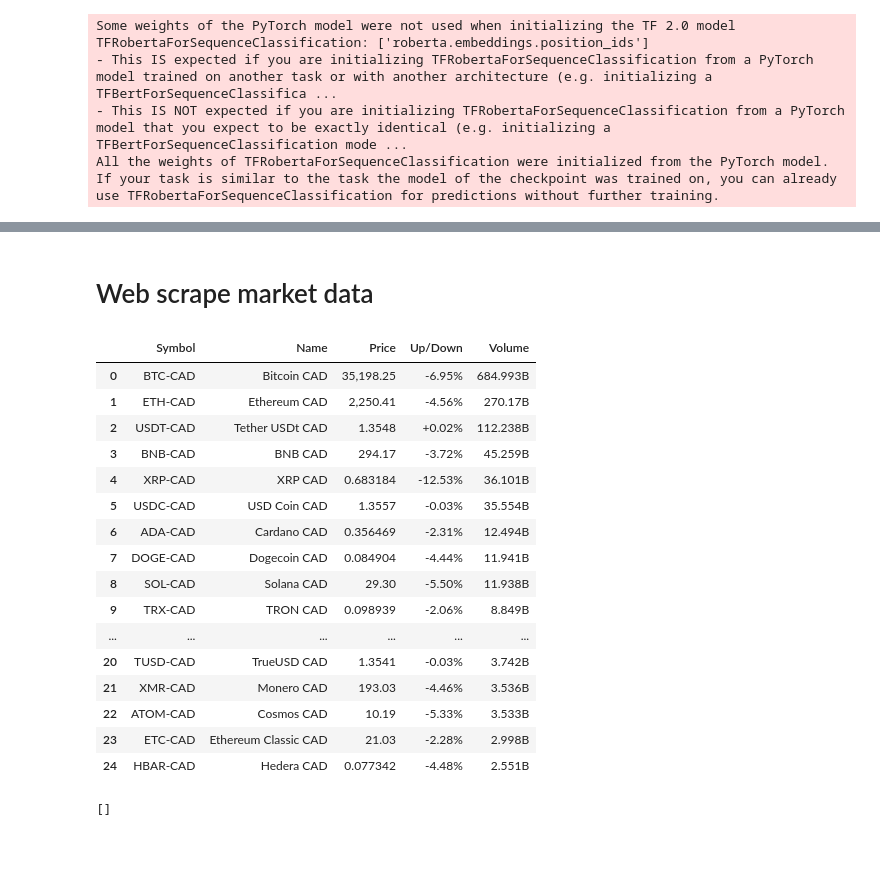
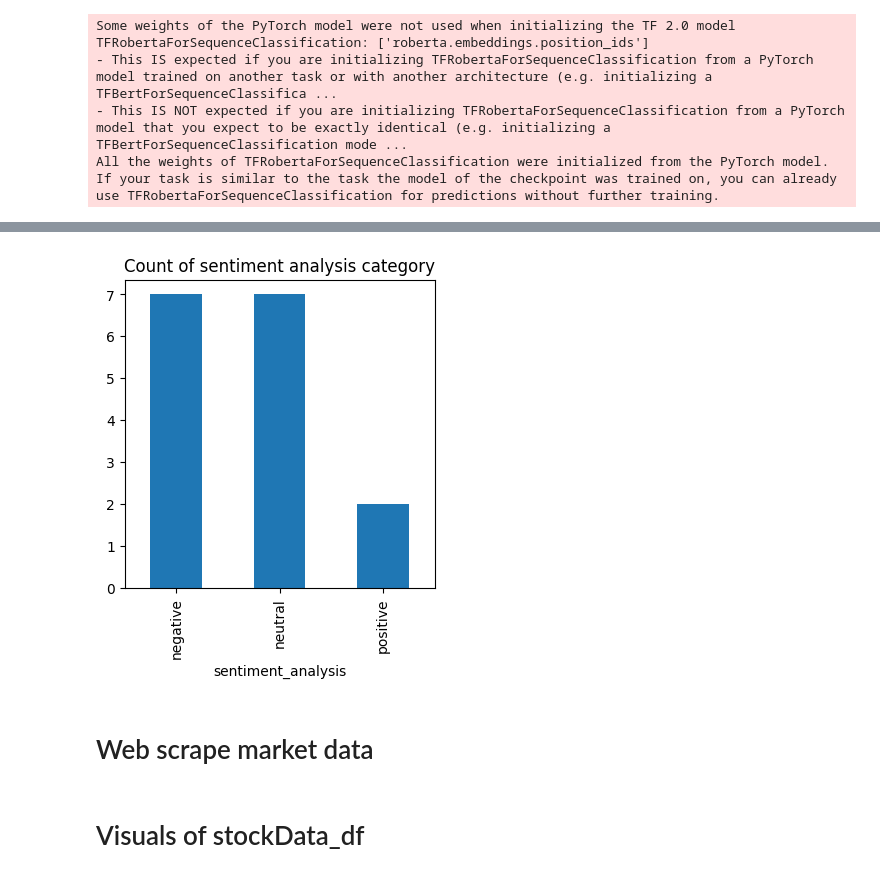
Before and after one commit to MabelChan2023/Crypto_analysis, a Jupyter notebook: WebScrapping.ipynb, the cells around one changed output, grey strips where cells are left out. Cells and saved outputs as stored; diff of their text form; code cells hidden in the pictures; blank space fills up the shorter version.

```diff
--- a/WebScrapping.ipynb
+++ b/WebScrapping.ipynb
@@ -67,3 +66,7 @@ news_header_df.style.applymap(lambda x: f"background: {'red' if x == 'negative'
+# %%
+ax = news_header_df['sentiment_analysis'].value_counts().plot(kind = 'bar', figsize = (4,4), title = 'Count of sentiment analysis category')
+# %% [output]
+[figure, added]
 # %% [markdown]
 # Web scrape market data
 # %%
@@ -76,32 +79,10 @@ for i in range (1, len(tableTR)):
     tableTD = tableTR[i].find_all('td')
     name = tableTD[1].text
     price = tableTD[2].text
-    change = tableTD[4].text
-    volume = tableTD[5].text
-    stockData.append([symbol, name, price, change, volume])
+    change = tableTD[3].text
+    change_per = tableTD[4].text
+    volume = tableTD[6].text
+    stockData.append([name, price, change, change_per, volume])
 
-columns = ["Symbol", "Name", "Price", "Up/Down", "Volume"]
+columns = ["Name", "Price", "Up_or_down", "Up_or_down_percent", "Volume"]
 stockData_df = pd.DataFrame(stockData, columns=columns)
-stockData_df
-# %% [output]
-|  | Symbol | Name | Price | Up/Down | Volume |
-| 0 | BTC-CAD | Bitcoin CAD | 35,198.25 | -6.95% | 684.993B |
-| 1 | ETH-CAD | Ethereum CAD | 2,250.41 | -4.56% | 270.17B |
-| 2 | USDT-CAD | Tether USDt CAD | 1.3548 | +0.02% | 112.238B |
-| 3 | BNB-CAD | BNB CAD | 294.17 | -3.72% | 45.259B |
-| 4 | XRP-CAD | XRP CAD | 0.683184 | -12.53% | 36.101B |
-| 5 | USDC-CAD | USD Coin CAD | 1.3557 | -0.03% | 35.554B |
-| 6 | ADA-CAD | Cardano CAD | 0.356469 | -2.31% | 12.494B |
-| 7 | DOGE-CAD | Dogecoin CAD | 0.084904 | -4.44% | 11.941B |
-| 8 | SOL-CAD | Solana CAD | 29.30 | -5.50% | 11.938B |
-| 9 | TRX-CAD | TRON CAD | 0.098939 | -2.06% | 8.849B |
-| ... | ... | ... | ... | ... | ... |
-| 20 | TUSD-CAD | TrueUSD CAD | 1.3541 | -0.03% | 3.742B |
-| 21 | XMR-CAD | Monero CAD | 193.03 | -4.46% | 3.536B |
-| 22 | ATOM-CAD | Cosmos CAD | 10.19 | -5.33% | 3.533B |
-| 23 | ETC-CAD | Ethereum Classic CAD | 21.03 | -2.28% | 2.998B |
-| 24 | HBAR-CAD | Hedera CAD | 0.077342 | -4.48% | 2.551B |
-# %%
-tableTR[0].find_all('td')
-# %% [output]
-[]
@@ -132,0 +89,2 @@ df = pd.DataFrame(data, columns=columns)
+# %% [markdown]
+# Visuals of stockData_df
```
Also changed, not shown: parts of 7 cells of this notebook.
